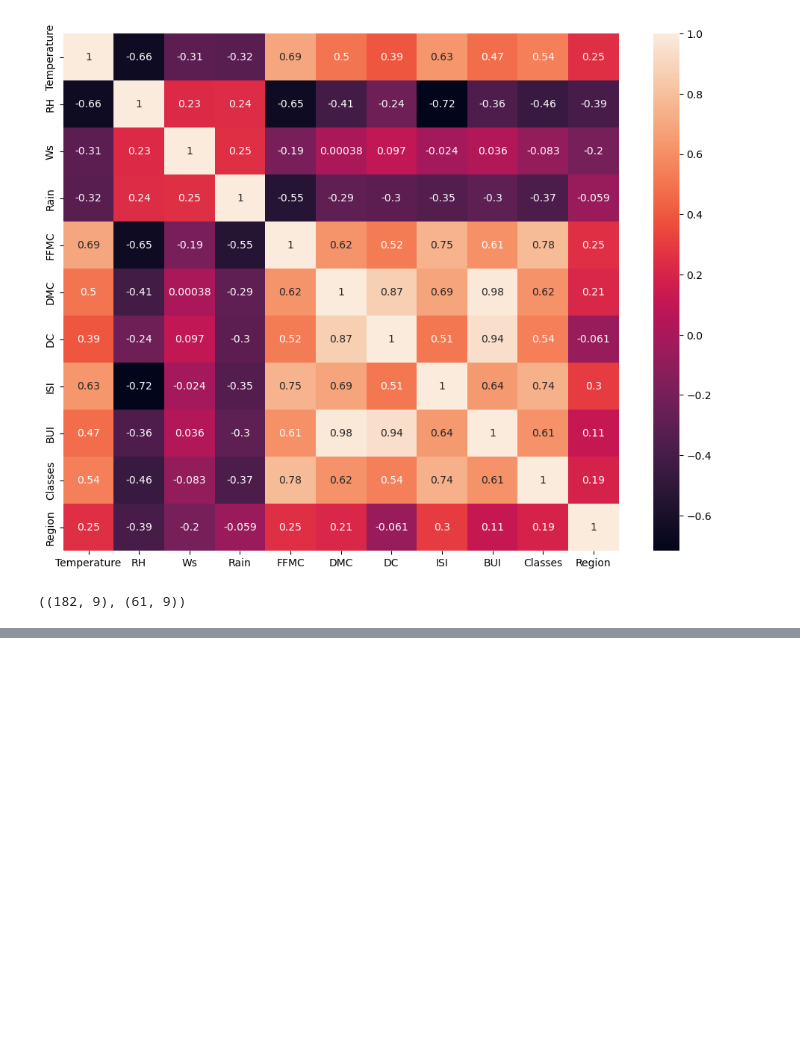
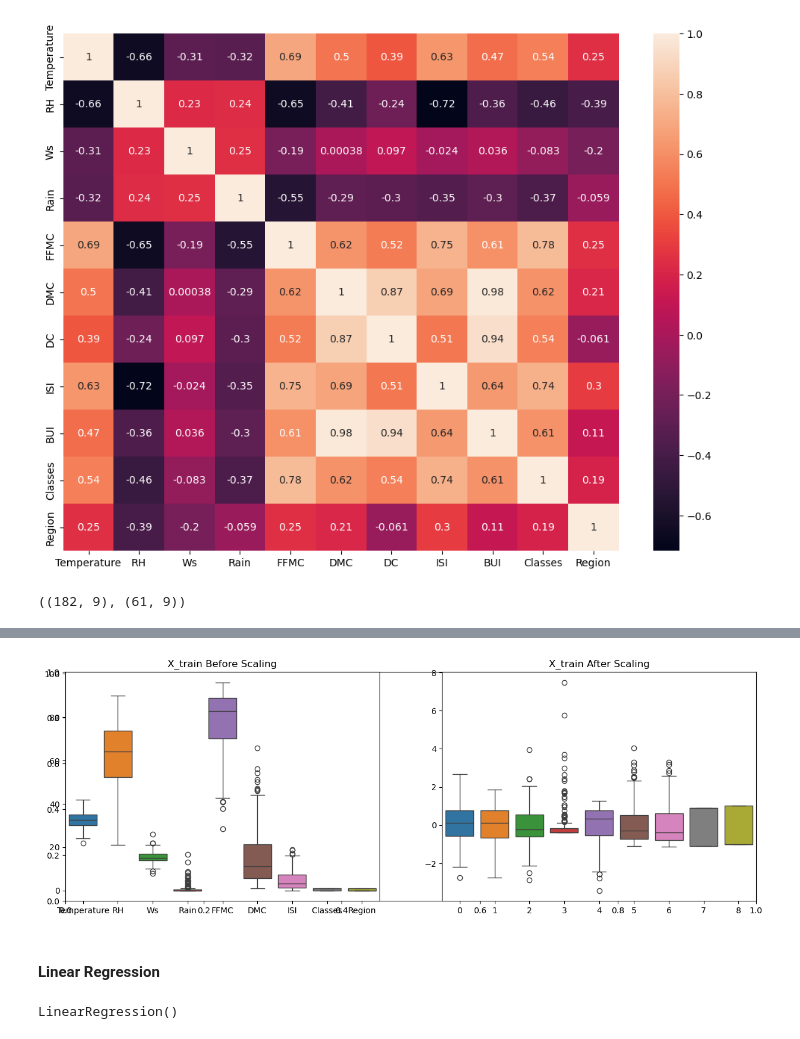
Before and after one commit to av-datadev/expedition, a Jupyter notebook: Python/AI/ML/Ridge Lassso Elastic Regression Practicals/Model_traning.ipynb, the cells around one changed output, grey strips where cells are left out. Saved outputs shown, nothing was run; the diff lists cells and outputs as text; code cells hidden in the pictures; blank space fills up the shorter version.

```diff
--- a/Python/AI/ML/Ridge Lassso Elastic Regression Practicals/Model_traning.ipynb
+++ b/Python/AI/ML/Ridge Lassso Elastic Regression Practicals/Model_traning.ipynb
@@ -136,0 +141,4 @@ X_train.shape,X_test.shape
+# %%
+scalar = StandardScaler()
+X_train_scaled = scalar.fit_transform(X_train)
+X_test_scaled = scalar.transform(X_test)
@@ -136,0 +177,20 @@ X_train.shape,X_test.shape
+# %%
+plt.subplots(figsize=(15, 5))
+plt.subplot(1, 2, 1)
+sns.boxplot(data=X_train)
+plt.title('X_train Before Scaling')
+plt.subplot(1, 2, 2)
+sns.boxplot(data=X_train_scaled)
+plt.title('X_train After Scaling')
+plt.show()
+# %% [output]
+[figure, added]
+# %% [markdown]
+#### Linear Regression
+# %%
+from sklearn.linear_model import LinearRegression
+from sklearn.metrics import mean_absolute_error,r2_score
+linreg = LinearRegression()
+linreg.fit(X_train_scaled,y_train)
+# %% [output]
+LinearRegression()
```
Also changed, not shown: parts of 17 cells of this notebook, 8 other files.
